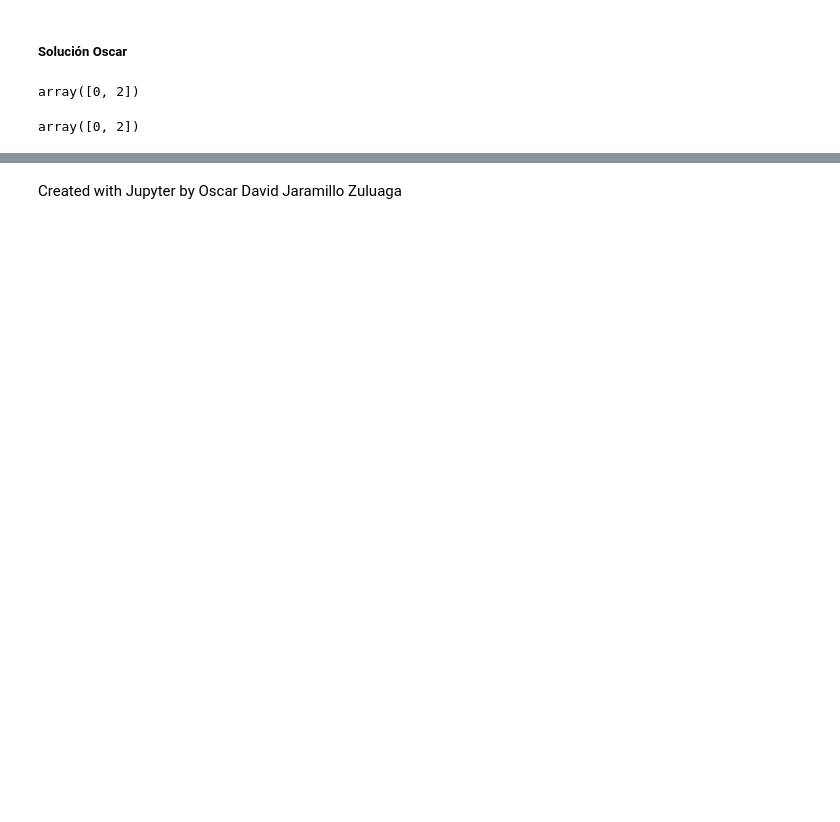
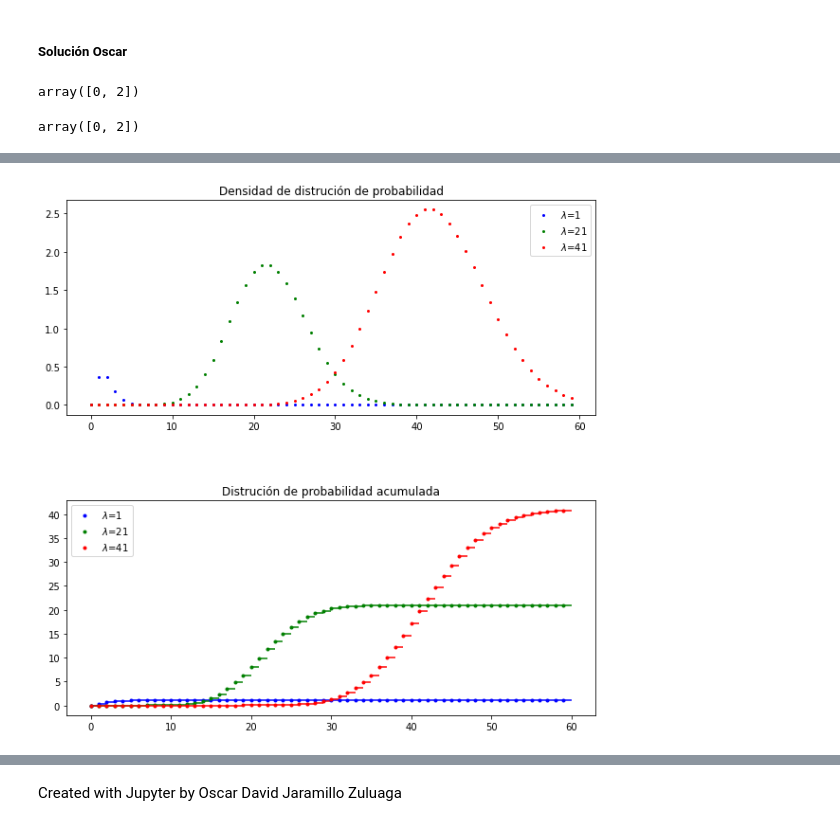
Before and after one commit to OscarFlores-IFi/SPF-2021-Tareas, a Jupyter notebook: Tareas/Tarea2.ipynb, the cells around one changed output, grey strips where cells are left out. Drawn from its saved outputs; the diff is of its cells as text; code cells hidden in the pictures; blank space fills up the shorter version.

```diff
--- a/Tareas/Tarea2.ipynb
+++ b/Tareas/Tarea2.ipynb
@@ -958,0 +1048,43 @@ array([0, 2])
+# %%
+N = 30
+l = [1, 3, 5]
+k = np.arange(N)
+
+p = lambda k,l: (l**k * np.exp(-l)) / sps.factorial(k)
+
+# Graficar para todo l una gráfica de p(k) usando subplots (como matrices)
+
+# contruir el legend en latex para cada l
+# %%
+## Forma de resolver el problema de manera típica (para olvidar)
+cycol = cycle('bgrcmk')
+
+p = lambda k,l:(l**k*np.exp(-l))/sps.gamma(k)
+
+# Como se haría de forma ineficiente
+l= 1
+
+# Gráficas en diferentes subplots
+fig, (ax1, ax2) = plt.subplots(2, 1, figsize=(10,10));
+
+ax1.title.set_text('Densidad de distrución de probabilidad')
+ax2.title.set_text('Distrución de probabilidad acumulada')
+
+for i in range(3):
+    P = []
+    c = next(cycol)
+    for k in range(60):
+        P.append(p(k,l))
+
+    ax1.plot(P,'o',c=c,label='$\lambda$=%s' % l, markersize=2)
+    ax1.legend()
+
+    ax2.plot(np.cumsum(P),'o',c=c,label='$\lambda$=%s' % l, markersize=3)
+    ax2.legend()
+    ax2.hlines(np.cumsum(P),range(len(P)),range(1,len(P)+1),color=c)
+    l +=20
+
+plt.subplots_adjust(hspace=.4)
+plt.show()
+# %% [output]
+[figure, added]
```
Also changed, not shown: parts of 11 cells of this notebook.
